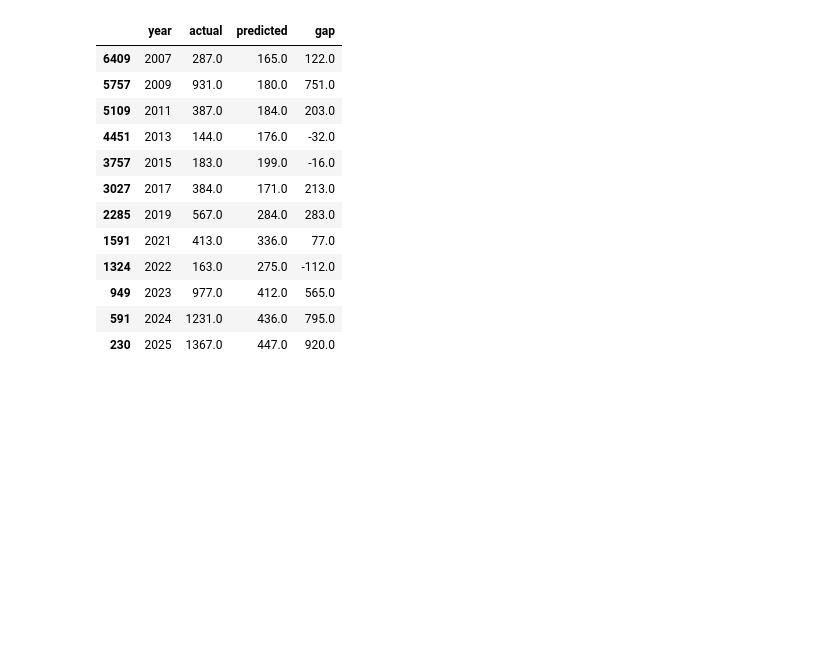
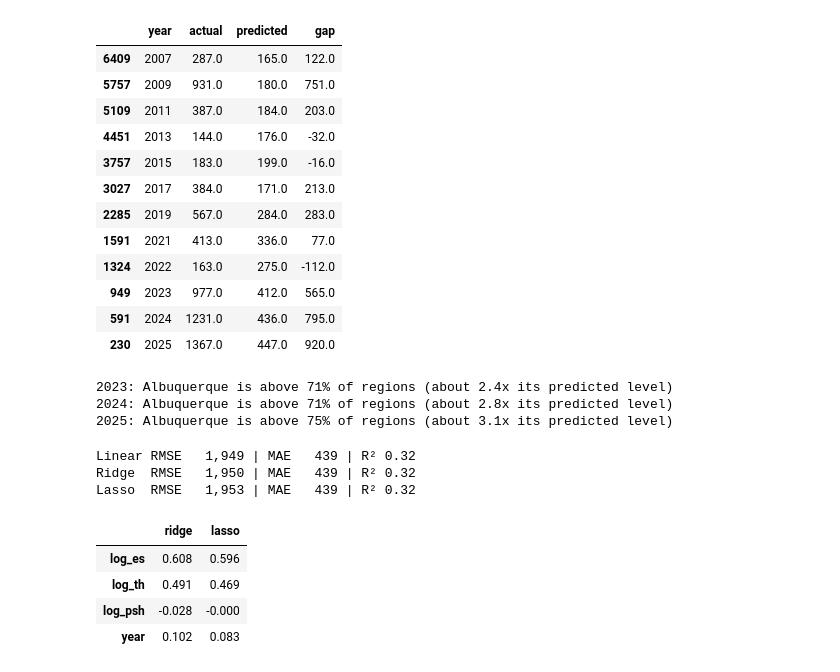
Before and after one commit to hmsealy/Capstone-Data-science-Class-, a Jupyter notebook: homeless.ipynb, the cells around one changed output. Saved outputs shown, nothing was run; the diff lists cells and outputs as text; code cells hidden in the pictures; blank space fills up the shorter version.

```diff
--- a/homeless.ipynb
+++ b/homeless.ipynb
@@ -874,3 +874,60 @@ pd.DataFrame({
 | 949 | 2023 | 977.0 | 412.0 | 565.0 |
 | 591 | 2024 | 1231.0 | 436.0 | 795.0 |
 | 230 | 2025 | 1367.0 | 447.0 | 920.0 |
+# %%
+# Residual = actual minus predicted, on the LOG scale (before converting back).
+# On the log scale the quirk doesn't apply, so regions can be compared fairly.
+df['resid_log'] = y - lr.predict(X)
+
+for yr in [2023, 2024, 2025]:
+    d = df[df['year'] == yr]
+    nm_resid = d.loc[d['CoC Number'] == 'NM-500', 'resid_log'].iloc[0]
+    pct = (d['resid_log'] < nm_resid).mean() * 100
+    print(f'{yr}: Albuquerque is above {pct:.0f}% of regions '
+          f'(about {np.exp(nm_resid):.1f}x its predicted level)')
+# %% [output]
+2023: Albuquerque is above 71% of regions (about 2.4x its predicted level)
+2024: Albuquerque is above 71% of regions (about 2.8x its predicted level)
+2025: Albuquerque is above 75% of regions (about 3.1x its predicted level)
+# %%
+from sklearn.pipeline import make_pipeline
+from sklearn.preprocessing import StandardScaler
+from sklearn.linear_model import RidgeCV, LassoCV
+
+# ---------------------------------------------------------------
+# WHY SCALE (lecture 210): ridge and lasso shrink coefficients toward zero.
+# Year (~2007-2025) and log beds (~0-12) are on different scales, so without
+# scaling the penalty would hit them unevenly. StandardScaler puts every input
+# on the same scale (mean 0, std 1).
+# RidgeCV / LassoCV try many penalty strengths (alphas) and pick the best by cross-validation.
+# ---------------------------------------------------------------
+ridge = make_pipeline(StandardScaler(), RidgeCV(alphas=np.logspace(-3, 3, 50)))
+lasso = make_pipeline(StandardScaler(), LassoCV(alphas=np.logspace(-4, 0, 50), cv=5, random_state=42))
+
+def score(model, name):
+    model.fit(X_train, y_train)
+    p = np.expm1(model.predict(X_test))
+    t = np.expm1(y_test)
+    print(f'{name:6s} RMSE {np.sqrt(mean_squared_error(t, p)):7,.0f} | '
+          f'MAE {mean_absolute_error(t, p):5,.0f} | R² {model.score(X_test, y_test):.2f}')
+
+score(lr, 'Linear')
+score(ridge, 'Ridge')
+score(lasso, 'Lasso')
+# %% [output]
+Linear RMSE   1,949 | MAE   439 | R² 0.32
+Ridge  RMSE   1,950 | MAE   439 | R² 0.32
+Lasso  RMSE   1,953 | MAE   439 | R² 0.32
+# %%
+# Coefficients side by side. These are SCALED, so you can compare their sizes directly:
+# a bigger number (positive or negative) means a stronger link.
+pd.DataFrame({
+    'ridge': ridge[-1].coef_,
+    'lasso': lasso[-1].coef_,
+}, index=X.columns).round(3)
+# %% [output]
+|  | ridge | lasso |
+| log_es | 0.608 | 0.596 |
+| log_th | 0.491 | 0.469 |
+| log_psh | -0.028 | -0.000 |
+| year | 0.102 | 0.083 |
```
Also changed, not shown: parts of 1 cell of this notebook.
